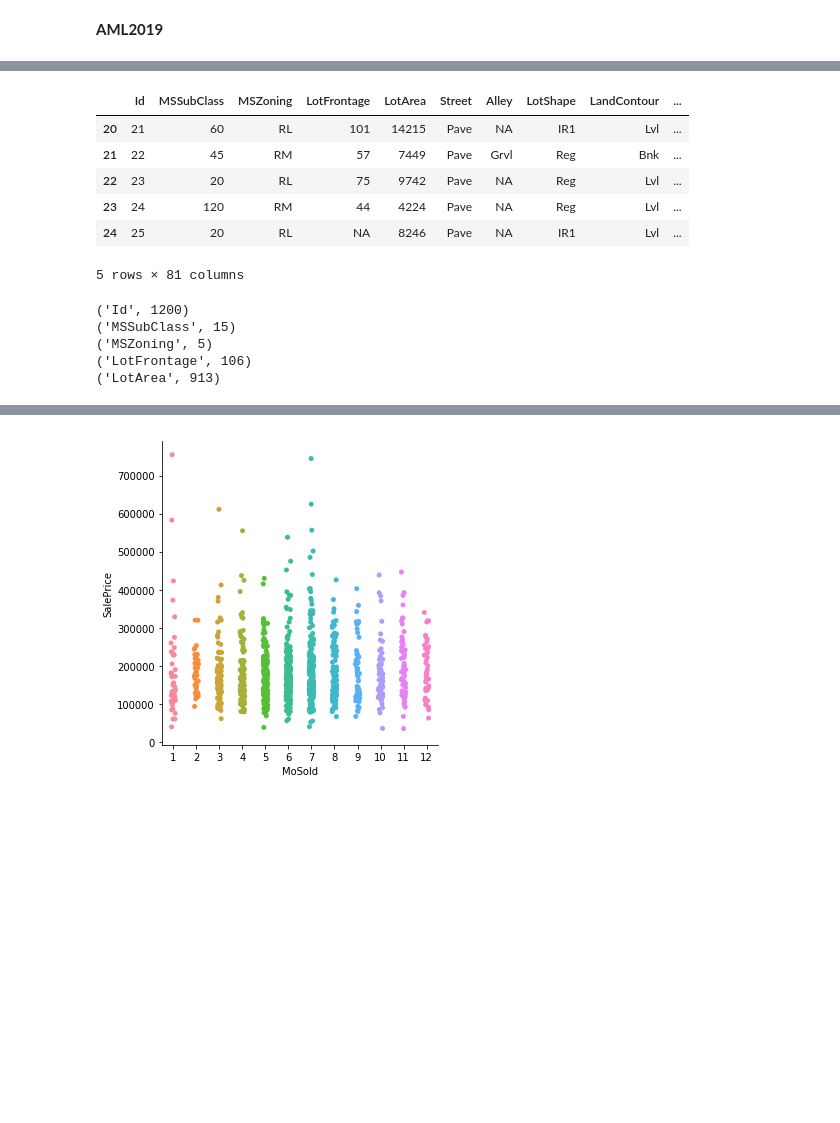
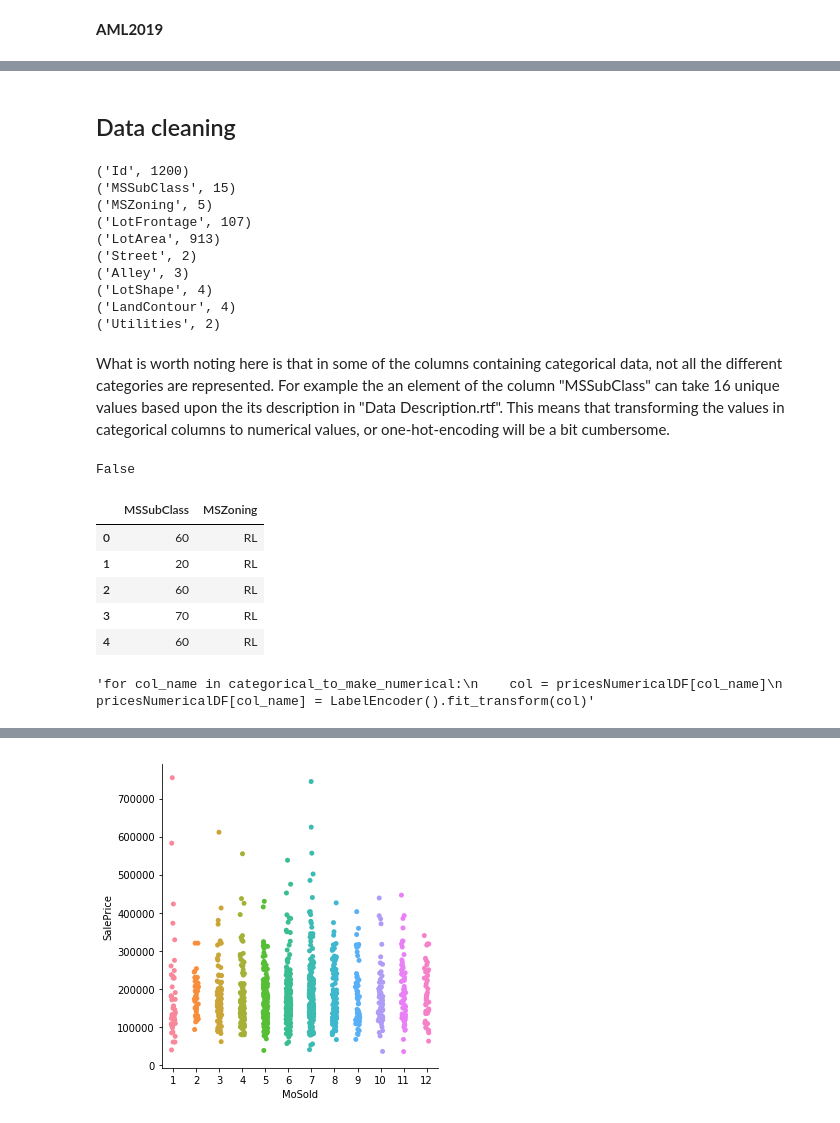
Before and after one commit to yohannjs/AML-2019, a Jupyter notebook: Challenges/House_Pricing/yohann_hpc.ipynb, the cells around one changed output, grey strips where cells are left out. Saved outputs shown, nothing was run; the diff lists cells and outputs as text; code cells hidden in the pictures; blank space fills up the shorter version.

Commit message:
Add function to categorize

```diff
--- a/Challenges/House_Pricing/yohann_hpc.ipynb
+++ b/Challenges/House_Pricing/yohann_hpc.ipynb
@@ -248,15 +51,5 @@ base = "/mnt/workspace/AML-2019/Challenges/House_Pricing/challenge_data/"
-# %%
-pricesRawDF = pd.read_csv(base + 'train.csv', keep_default_na = False)
-#pricesRawDF['Alley'] = pricesRawDF['Alley'].astype(str, errors='ignore')
-pricesRawDF[20:25]
-# %% [output]
-|  | Id | MSSubClass | MSZoning | LotFrontage | LotArea | Street | Alley | LotShape | LandContour | ... |
-| 20 | 21 | 60 | RL | 101 | 14215 | Pave | NA | IR1 | Lvl | ... |
-| 21 | 22 | 45 | RM | 57 | 7449 | Pave | Grvl | Reg | Bnk | ... |
-| 22 | 23 | 20 | RL | 75 | 9742 | Pave | NA | Reg | Lvl | ... |
-| 23 | 24 | 120 | RM | 44 | 4224 | Pave | NA | Reg | Lvl | ... |
-| 24 | 25 | 20 | RL | NA | 8246 | Pave | NA | IR1 | Lvl | ... |
-5 rows × 81 columns
+# %% [markdown]
+## Data cleaning
 # %%
 # To check if number of unique elements in coloumn exceeds number of types in data description
 # Only useful for columns with categorical data
@@ -265,13 +58,59 @@ nr_column_categories = []
 for column in pricesRawDF:
     nr_column_categories.append((column, pricesRawDF[column].nunique()))
 
-for elements in nr_column_categories[:5]:
+for elements in nr_column_categories[:10]:
     print(elements)
 # %% [output]
 ('Id', 1200)
 ('MSSubClass', 15)
 ('MSZoning', 5)
-('LotFrontage', 106)
+('LotFrontage', 107)
 ('LotArea', 913)
+('Street', 2)
+('Alley', 3)
+('LotShape', 4)
+('LandContour', 4)
+('Utilities', 2)
+# %% [markdown]
+What is worth noting here is that in some of the columns containing categorical data, not all the different categories are represented. For example the an element of the column "MSSubClass" can take 16 unique values based upon the its description in "Data Description.rtf". This means that transforming the values in categorical columns to numerical values, or one-hot-encoding will be a bit cumbersome.
 # %%
 # To check if there are any elements missing in a certain column
+pricesRawDF.isnull().values.any()
+# True if keep_default_na = True
+# False if keep_default_na = False
+# %% [output]
+False
+# %%
+# Trying to plot histograms of individual data columns to find the distribution of
+# of data with respect to specific coloumns. Such that we possibly can eliminate outliers
+pricesRaw1_5DF = pricesRawDF.iloc[:,1:3]
+pricesRaw1_5DF[:5]
+
+#plt.tight_layout
+# %% [output]
+|  | MSSubClass | MSZoning |
+| 0 | 60 | RL |
+| 1 | 20 | RL |
+| 2 | 60 | RL |
+| 3 | 70 | RL |
+| 4 | 60 | RL |
+# %%
+# Transforming the categories we want to be numeric, to numeric values
+from sklearn.preprocessing import LabelEncoder
+from variables import * # cats_split and cats_num
+
+categorical_to_make_numerical = ['Street', 'LotShape', 'LandContour', 'LandSlope', 'CentralAir',
+                                'ExterQual', 'ExterCond', 'BsmtQual', 'BsmtCond', 'BsmtExposure',
+                                'BsmtFinType1', 'BsmtFinType2', 'HeatingQC', 'KitchenQual',
+                                'Functional', 'FireplaceQu', 'GarageFinish', 'GarageQual', 'GarageCond',
+                                'PoolQC', 'Fence']
+
+# First we transform all the categories in the coloumns we want to make numerical
+numDF = pricesRawDF.copy()
+for category in cats_num:
+    # Fetching column name
+    col_name = category['name']
+    # Fetching column
+    coloumn_to_numerize = numDF[col_name]
+# %% [output]
+'for col_name in categorical_to_make_numerical:\n    col = pricesNumericalDF[col_name]\n    pricesNumericalDF[col_name] = LabelEncoder().fit_transform(col)'
```
Also changed, not shown: parts of 24 cells of this notebook, 1 other file.
